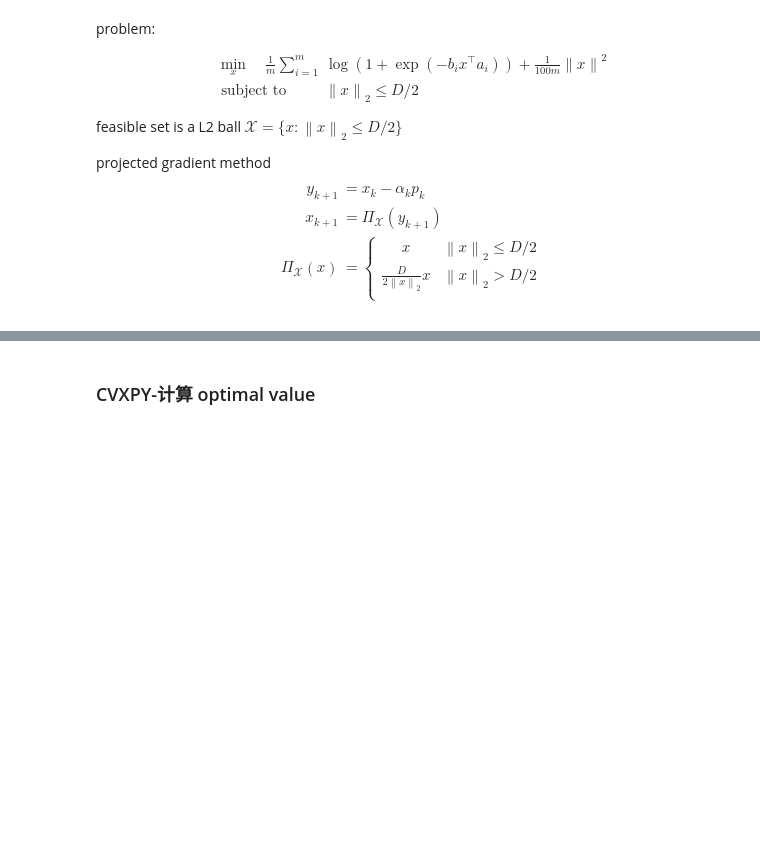
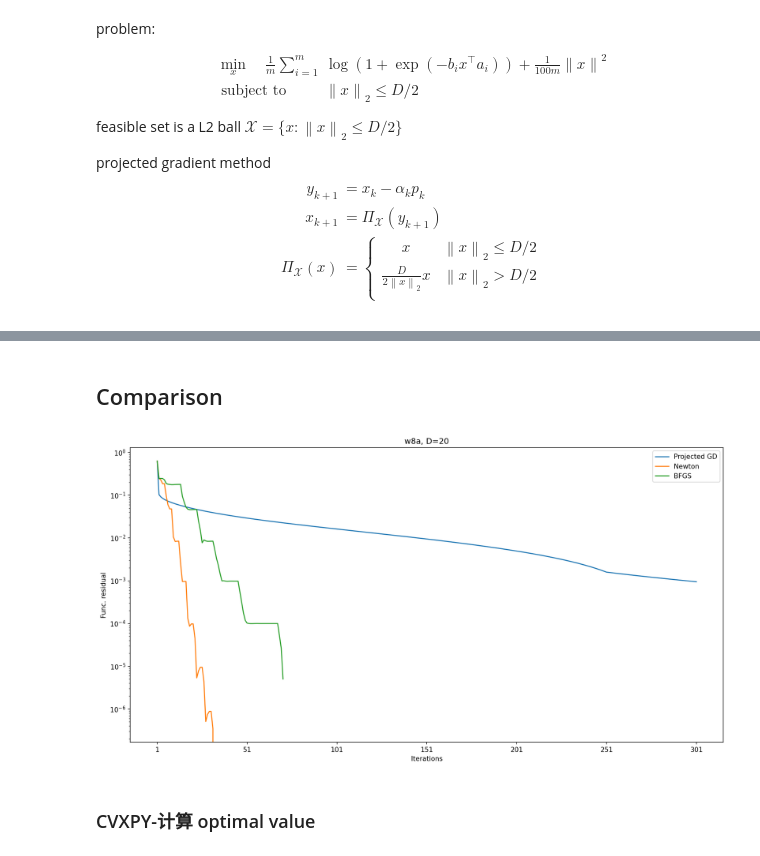
Before and after one commit to lzqv5/optimization, a Jupyter notebook: experiments.ipynb, the cells around one changed output, grey strips where cells are left out. Drawn from its saved outputs; the diff is of its cells as text; code cells hidden in the pictures; blank space fills up the shorter version.

```diff
--- a/experiments.ipynb
+++ b/experiments.ipynb
@@ -223,70 +162,77 @@ def barrier_method(t_init, f, f_grad, f_hessian, phi, phi_grad, phi_hessian, A,
     xt = x0
     t = t_init
     duality_gaps = []
+    func_val_record = []
     t_s = time()
     for i in range(maxIter):
-        xt,num_newton_step = solve_central(f=lambda x:t*f(x)+phi(x,D),
+        xt,num_newton_step, fvals = solve_central(objective=f,
+                                f=lambda x:t*f(x)+phi(x,D),
                                 f_grad=lambda x:t*f_grad(x)+phi_grad(x,D),
                                 f_hessian=lambda x:t*f_hessian(x)+phi_hessian(x,D),
                                 x0=xt, D=D, method=method, epsilon=epsilon*1e3)
         duality_gaps.extend([num_constraints/t]*num_newton_step)
+        func_val_record.extend(fvals)
         if num_constraints/t < epsilon:
             break
         t *= mu
     t_e = time()
-    return xt, t_e-t_s, duality_gaps
+    return xt, t_e-t_s, np.array(duality_gaps), np.array(func_val_record)
 
-def solve_central(f, f_grad, f_hessian, x0, D, method='newton', epsilon=1e-6, max_iter=50):
+def solve_central(objective, f, f_grad, f_hessian, x0, D, method='newton', epsilon=1e-6, max_iter=50):
     if method == 'newton':
-        return damped_newton(f=f, f_grad=f_grad, f_hessian=f_hessian, x0=x0, D=D, epsilon=epsilon, max_iter=max_iter)
+        return damped_newton(objective, f=f, f_grad=f_grad, f_hessian=f_hessian, x0=x0, D=D, epsilon=epsilon, max_iter=max_iter)
     if method == 'bfgs':
-        return bfgs(f=f, f_grad=f_grad, f_hessian=f_hessian, x0=x0, D=D, epsilon=epsilon, max_iter=max_iter)
+        return bfgs(objective, f=f, f_grad=f_grad, f_hessian=f_hessian, x0=x0, D=D, epsilon=epsilon, max_iter=max_iter)
 
 
 #* 阻尼牛顿
-def damped_newton(f, f_grad, f_hessian, x0, D, epsilon=1e-6, max_iter=50):
+def damped_newton(objective, f, f_grad, f_hessian, x0, D, epsilon=1e-6, max_iter=50):
     xk = x0
     iter_cnt = 0
+    fvals = []
     for idx in range(max_iter):
         iter_cnt += 1
+        fvals.append(objective(xk))
         grad = f_grad(xk)
         hessian = f_hessian(xk)
         dk = -np.linalg.inv(hessian)@grad
         decrement = (-grad@dk)**0.5
         if decrement**2/2 <= epsilon:
             print('** End The Loop - Iter Cnt.:',iter_cnt, 'Decrement:',decrement, 'fval:',f(xk))
-            return xk, iter_cnt
+            return xk, iter_cnt, fvals
         tk = armijo_search(f, f_grad, xk, t_hat=1, alpha=0.1, beta=0.5, D=D, isNewton=True, dk=dk)
         print('Iter Cnt.:',iter_cnt, 'Decrement:',decrement, 'fval:',f(xk), 'tk:',tk)
         xk += tk*dk
-    return xk, iter_cnt
+    return xk, iter_cnt, fvals
 
 #* 拟牛顿
-def bfgs(f, f_grad, f_hessian, x0, D, alpha=0.1, beta=0.5, epsilon=1e-6, max_iter=500):
+def bfgs(objective, f, f_grad, f_hessian, x0, D, alpha=0.1, beta=0.5, epsilon=1e-6, max_iter=500):
     xk = x0
     hessian = f_hessian(x0)
     mat_k = np.linalg.inv(hessian)
     # mat_k = np.eye(n)
     iter_cnt = 0
+    fvals = []
     for idx in range(max_iter):
         iter_cnt += 1
         grad_k = f_grad(xk)
         dk = -mat_k@grad_k
         tk = wolfe_condition(f, f_grad, xk, dk, D, c1=1e-4, c2=0.9)
         if tk<0:
-            return xk, iter_cnt-1
+            return xk, iter_cnt-1, fvals
+        fvals.append(objective(xk))
         sk = tk*dk
         xk_next = xk + sk
         grad_next = f_grad(xk_next)
         # if np.linalg.norm(grad_next, ord=2) <= epsilon:
         if np.linalg.norm(grad_next, ord=2) <= epsilon or np.linalg.norm(xk_next)>=D/2-1e-2:
-            return xk_next, iter_cnt
+            return xk_next, iter_cnt, fvals
         else:
             print(f'Iteration {iter_cnt} - grad_norm:',np.linalg.norm(grad_next),"tk:",tk, "x_norm:",np.linalg.norm(xk_next))
         # mat_k = np.linalg.inv(f_hessian(xk_next))
         mat_k = update_approximation_bfgs(mat=mat_k, sk=sk, yk=grad_next-grad_k)
         xk = xk_next
-    return xk_next, iter_cnt
+    return xk_next, iter_cnt, fvals
 
 def update_approximation_bfgs(mat, sk, yk, mat_type='H'):
     rhok = 1/(yk@sk)
@@ -355,7 +301,7 @@ np.random.seed(1000)
 # D=20
 t_init = 1
 x0 = np.zeros(n)+0.005
-x_opt_ipm_damped, t_ipm_damped, duality_gaps_damped = barrier_method(t_init=t_init, f=f, f_grad=f_grad, f_hessian=f_hessian, phi=phi, phi_grad=phi_grad, phi_hessian=phi_hessian,
+x_opt_ipm_damped, t_ipm_damped, duality_gaps_damped, fvals_damped = barrier_method(t_init=t_init, f=f, f_grad=f_grad, f_hessian=f_hessian, phi=phi, phi_grad=phi_grad, phi_hessian=phi_hessian,
                 A=A, b=b, x0=x0, D=20, num_constraints=1, method='newton', mu=10, epsilon=1e-6, maxIter=20)
 print(f'最小值: {f(x_opt_ipm_damped):>2f}\t耗时: {t_ipm_damped:>2f}s')
 # %% [output]
@@ -381,7 +327,7 @@ np.random.seed(1000)
 # D=20
 t_init = 1
 x0 = np.zeros(n)+0.005
-x_opt_ipm_bfgs, t_ipm_bfgs, duality_gaps_bfgs = barrier_method(t_init=t_init, f=f, f_grad=f_grad, f_hessian=f_hessian, phi=phi, phi_grad=phi_grad, phi_hessian=phi_hessian,
+x_opt_ipm_bfgs, t_ipm_bfgs, duality_gaps_bfgs, fvals_bfgs = barrier_method(t_init=t_init, f=f, f_grad=f_grad, f_hessian=f_hessian, phi=phi, phi_grad=phi_grad, phi_hessian=phi_hessian,
                 A=A, b=b, x0=x0, D=20, num_constraints=1, method='bfgs', mu=10, epsilon=1e-6, maxIter=20)
 print(f'最小值: {f(x_opt_ipm_bfgs):>2f}\t耗时: {t_ipm_bfgs:>2f}s')
 # %% [output]
@@ -756,3 +697,13 @@ f(x_opt_pgd)-f(x_opt_ipm_damped)
+# %% [markdown]
+## Comparison
+# %%
+fval_opt = f(x_opt_ipm_damped)
+fvals_pgd_seq = pd.Series(fvals_pgd-fval_opt, index=np.arange(len(fvals_pgd))+1, name=r'Projected GD')
+fvals_damped_seq = pd.Series(fvals_damped-fval_opt, index=np.arange(len(fvals_damped))+1, name=r'Newton')
+fvals_bfgs_seq = pd.Series(fvals_bfgs-fval_opt, index=np.arange(len(fvals_bfgs))+1, name=r'BFGS')
+plot_multi_seqs([fvals_pgd_seq, fvals_damped_seq, fvals_bfgs_seq], xlabel='Iterations', ylabel=r'Func. residual', title=r'w8a, D=20', xtick_step = 50)
+# %% [output]
+[figure, added]
 # %% [markdown]
 ### CVXPY-计算 optimal value
 # %%
```
Also changed, not shown: parts of 11 cells of this notebook.
